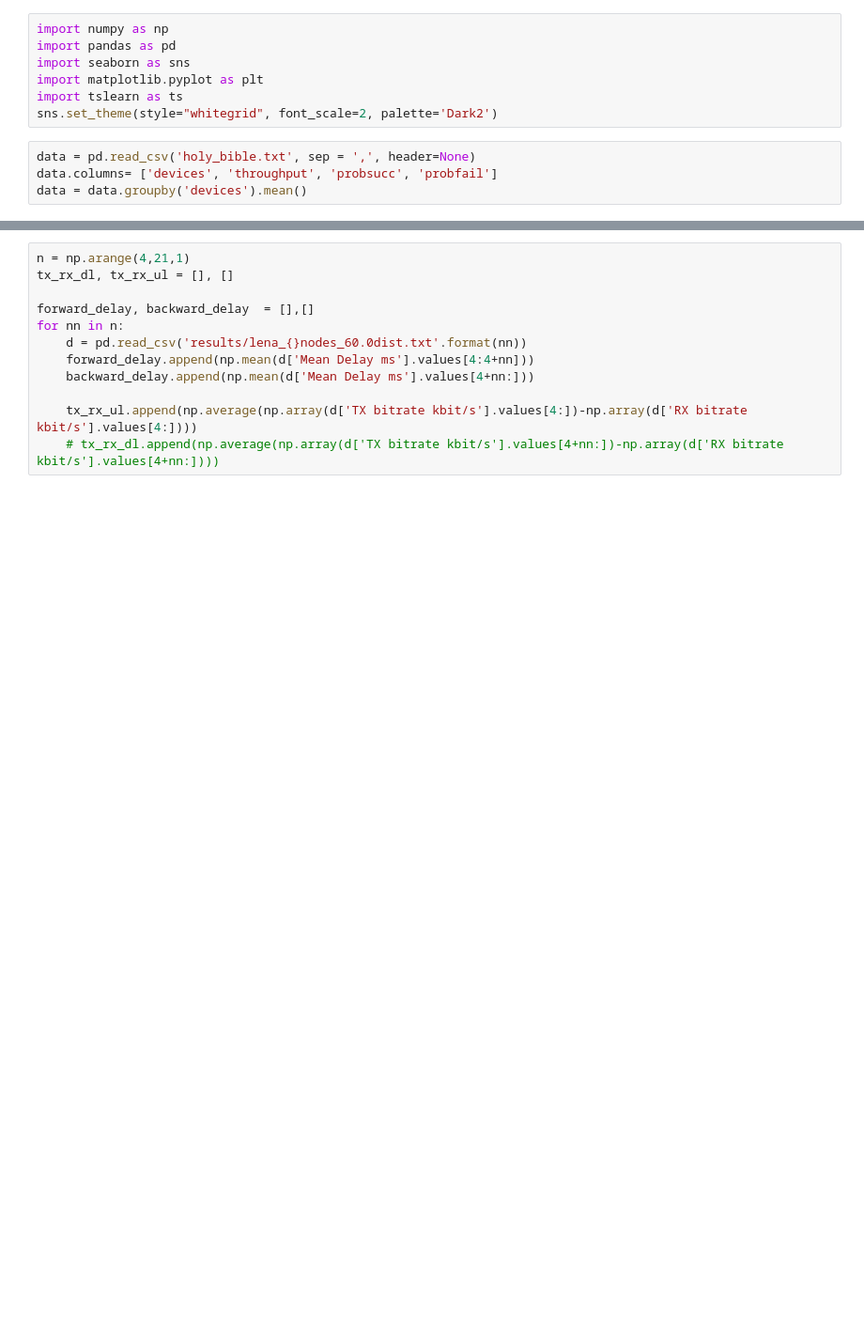
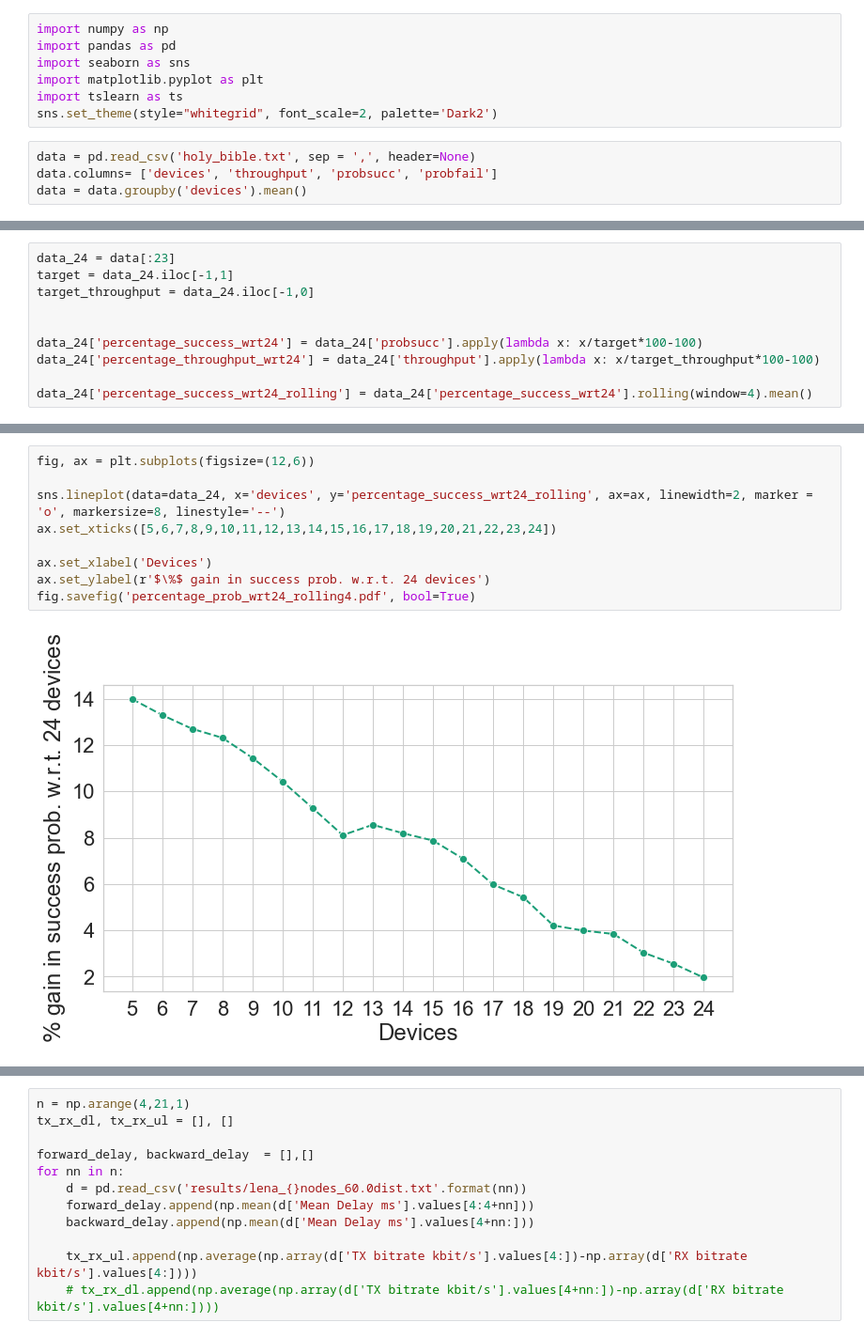
Before and after one commit to nicolezattarin/IoMT-efficient-information-distribution, a Jupyter notebook: network/plot.ipynb, the cells around one changed output, grey strips where cells are left out. Shown: that part at 94% size. Saved outputs shown, nothing was run; the diff lists cells and outputs as text; blank space fills up the shorter version.

```diff
--- a/network/plot.ipynb
+++ b/network/plot.ipynb
@@ -26,3 +27,13 @@ ax.set_ylabel('Probability')
 fig.savefig('lorawan_prob.pdf', bool=True)
 # %% [output]
 [figure]
+# %%
+data_24 = data[:23]
+target = data_24.iloc[-1,1]
+target_throughput = data_24.iloc[-1,0]
+
+
+data_24['percentage_success_wrt24'] = data_24['probsucc'].apply(lambda x: x/target*100-100)
+data_24['percentage_throughput_wrt24'] = data_24['throughput'].apply(lambda x: x/target_throughput*100-100)
+
+data_24['percentage_success_wrt24_rolling'] = data_24['percentage_success_wrt24'].rolling(window=4).mean()
@@ -28,0 +77,11 @@ fig.savefig('lorawan_prob.pdf', bool=True)
+# %%
+fig, ax = plt.subplots(figsize=(12,6))
+
+sns.lineplot(data=data_24, x='devices', y='percentage_success_wrt24_rolling', ax=ax, linewidth=2, marker = 'o', markersize=8, linestyle='--')
+ax.set_xticks([5,6,7,8,9,10,11,12,13,14,15,16,17,18,19,20,21,22,23,24])
+
+ax.set_xlabel('Devices')
+ax.set_ylabel(r'$\%$ gain in success prob. w.r.t. 24 devices')
+fig.savefig('percentage_prob_wrt24_rolling4.pdf', bool=True)
+# %% [output]
+[figure, added]
```
Also changed, not shown: parts of 5 cells of this notebook, 7 other files.
